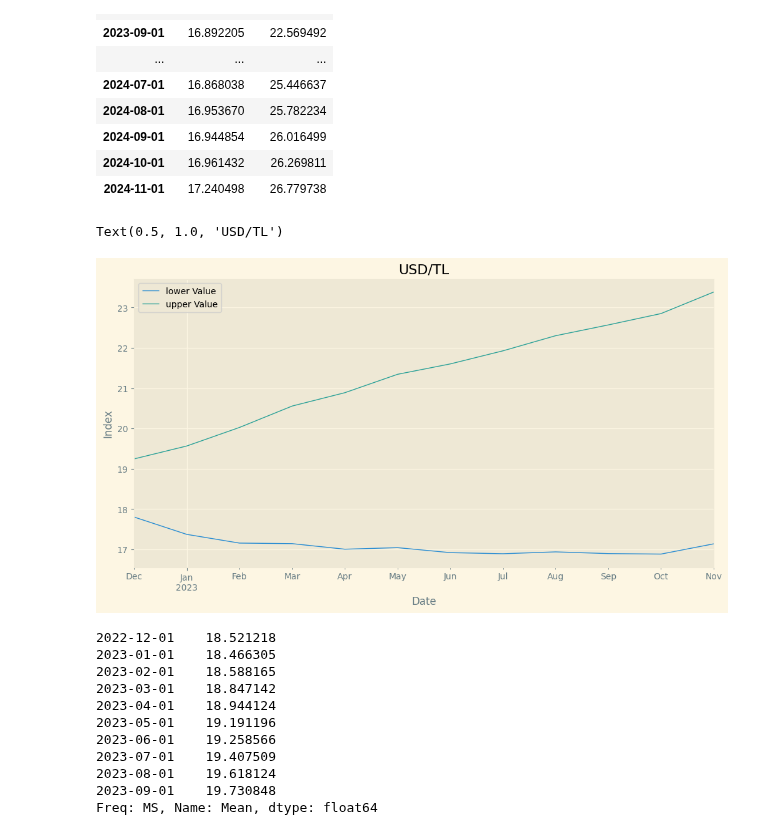
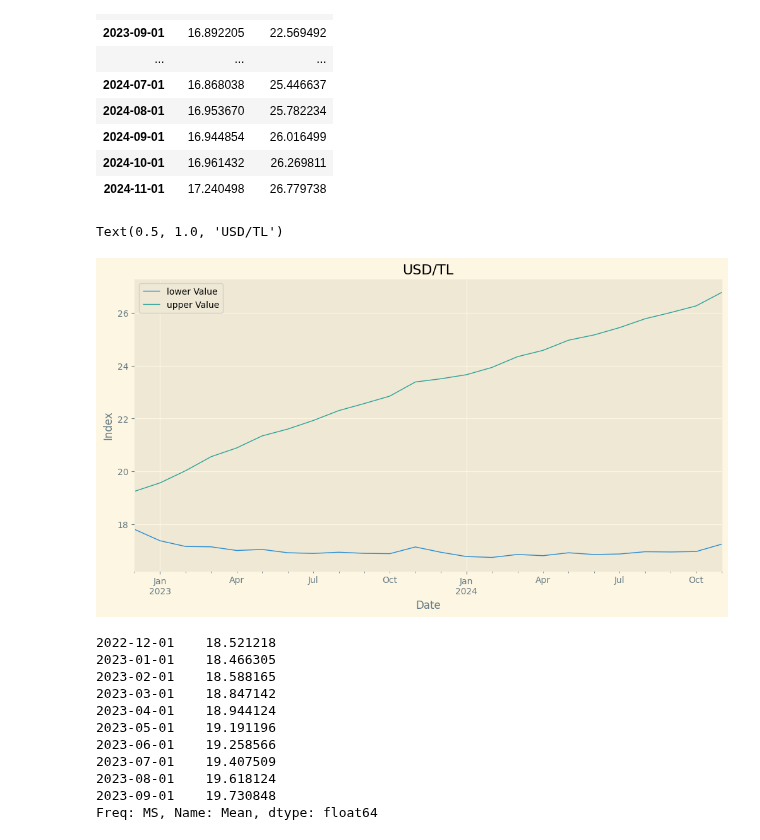
Before and after one commit to kayabo19/Average-Food-Price-Analysis, a Jupyter notebook: Final_Project.ipynb, the cells around one changed output. Cells and saved outputs as stored; diff of their text form; code cells hidden in the pictures.

```diff
--- a/Final_Project.ipynb
+++ b/Final_Project.ipynb
@@ -195,13 +191,13 @@ pred_ci
 | 2024-11-01 | 17.240498 | 26.779738 |
 # %%
 rcParams['figure.figsize'] = 12, 6
-pred_ci.head(12).plot()
+pred_ci.head(24).plot()
 plt.xlabel('Date')
 plt.ylabel('Index')
 plt.title("USD/TL")
 # %% [output]
 Text(0.5, 1.0, 'USD/TL')
-[figure, old version]
+[figure, new version]
 # %%
 pred_ci['Mean'] = (pred_ci['lower Value'] + pred_ci['upper Value'])/2
 pred_ci['Mean'].head(10)
```
Also changed, not shown: parts of 1 cell of this notebook.
